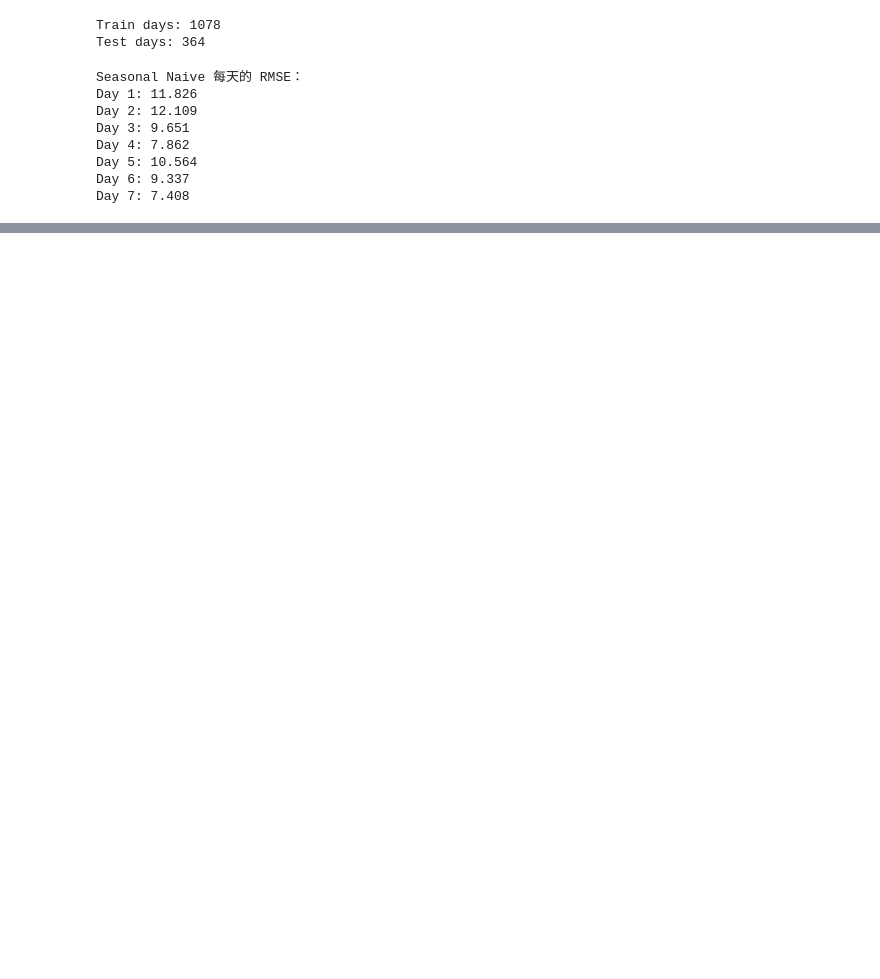
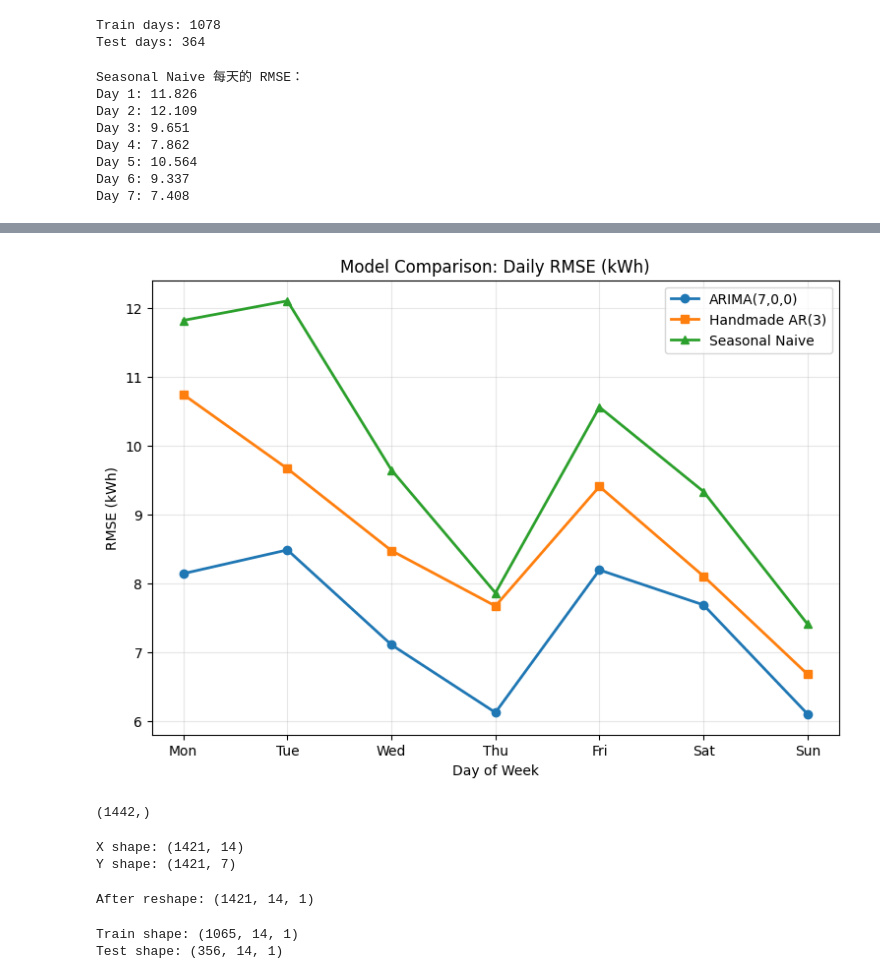
Before and after one commit to cche0214/Machine-Learning-and-Optimization, a Jupyter notebook: experiment4.ipynb, the cells around one changed output, grey strips where cells are left out. Saved outputs shown, nothing was run; the diff lists cells and outputs as text; code cells hidden in the pictures; blank space fills up the shorter version.

```diff
--- a/experiment4.ipynb
+++ b/experiment4.ipynb
@@ -455,0 +493,4 @@ plt.show()
+# %%
+train_series = train.copy()
+print(train_series.shape)
+train_series
@@ -455,0 +614,34 @@ plt.show()
+# %%
+import matplotlib.pyplot as plt
+
+# RMSE results (replace with your actual variables if needed)
+rmse_ar7 = rmse_per_day          # ARIMA(7,0,0)
+rmse_ar3 = rmse_ar3              # Handmade AR(3)
+rmse_naive = rmse_per_day_naive  # Seasonal Naive
+
+days = ['Mon','Tue','Wed','Thu','Fri','Sat','Sun']
+
+plt.figure(figsize=(9,6))
+
+plt.plot(days, rmse_ar7, marker='o', linewidth=2, label='ARIMA(7,0,0)')
+plt.plot(days, rmse_ar3, marker='s', linewidth=2, label='Handmade AR(3)')
+plt.plot(days, rmse_naive, marker='^', linewidth=2, label='Seasonal Naive')
+
+plt.title("Model Comparison: Daily RMSE (kWh)")
+plt.xlabel("Day of Week")
+plt.ylabel("RMSE (kWh)")
+plt.legend()
+plt.grid(alpha=0.3)
+
+plt.show()
+# %% [output]
+[figure, added]
+# %%
+# 进入深度学习部分
+# 我们有1442条每日用电量的数据
+# 构造滑动窗口，就是用这个1442条数据重新构建X和Y
+# X的每一条就是一个样本的输入，前14天的数据
+# Y的每一条就是需要预测的输出，这14天对应的后7天的数据
+print(daily_energy.shape)
+# %% [output]
+(1442,)
@@ -455,0 +672,32 @@ plt.show()
+# %%
+# 构造数据
+X, Y = create_sliding_window(daily_energy.values)
+
+# 所以这里的维度就是（合法样本数量，天数）
+print("X shape:", X.shape)
+print("Y shape:", Y.shape)
+# %% [output]
+X shape: (1421, 14)
+Y shape: (1421, 7)
+# %%
+# CNN的Conv1D输入要求：(batch_size, timesteps, features)
+# 所以要把我们的(samples, 14) -> (samples, 14, 1)
+# 因为我们没有构造特征所以特征就是1，单变量，也就是我们的这十四天的每天的用电量
+X = X.reshape((X.shape[0], X.shape[1], 1))
+
+print("After reshape:", X.shape)
+# %% [output]
+After reshape: (1421, 14, 1)
+# %%
+split = int(len(X) * 0.75)
+
+# 划分训练集测试集，相当于横着切了一刀，X_train和Y_train一起用
+X_train, X_test = X[:split], X[split:]
+Y_train, Y_test = Y[:split], Y[split:]
+
+# 这个其实就是看训练集和测试集的样本数量大小
+print("Train shape:", X_train.shape)
+print("Test shape:", X_test.shape)
+# %% [output]
+Train shape: (1065, 14, 1)
+Test shape: (356, 14, 1)
```
Also changed, not shown: parts of 43 cells of this notebook.
